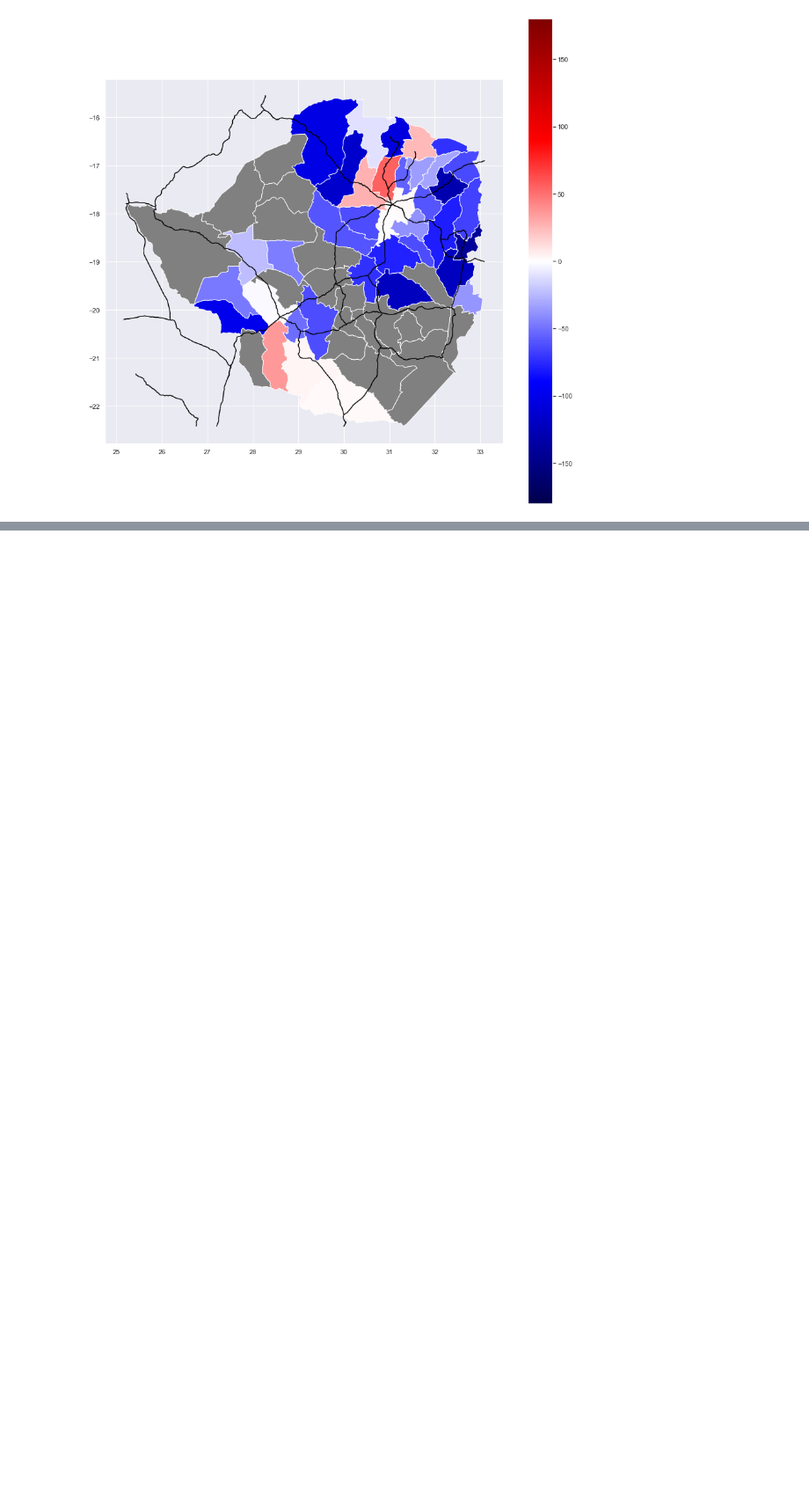
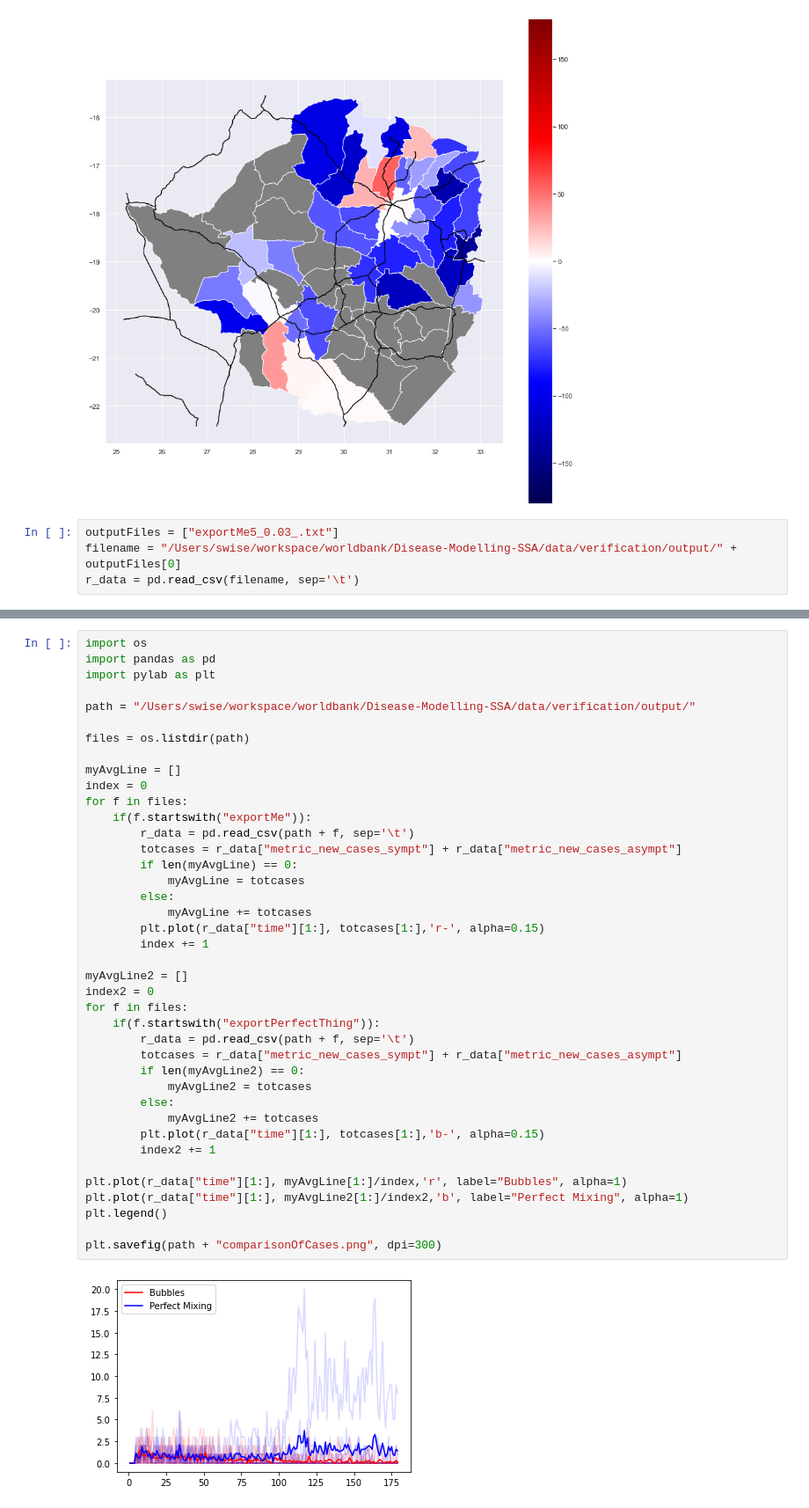
Before and after one commit to dime-worldbank/Disease-Modelling-SSA, a Jupyter notebook: notebooks/JavaOutputProcessing.ipynb, the cells around one changed output, grey strips where cells are left out. Shown at 88% size. Cells and saved outputs as stored; diff of their text form; blank space fills up the shorter version.

Commit message:
implementing perfect mixing

```diff
--- a/notebooks/JavaOutputProcessing.ipynb
+++ b/notebooks/JavaOutputProcessing.ipynb
@@ -353,3 +353,7 @@ trunkRoads.plot(ax=ax, color="black")
 # %% [output]
 <AxesSubplot:>
 [figure]
+# %%
+outputFiles = ["exportMe5_0.03_.txt"]
+filename = "/Users/swise/workspace/worldbank/Disease-Modelling-SSA/data/verification/output/" + outputFiles[0]
+r_data = pd.read_csv(filename, sep='\t')
@@ -355,0 +431,42 @@ trunkRoads.plot(ax=ax, color="black")
+# %%
+import os
+import pandas as pd
+import pylab as plt
+
+path = "/Users/swise/workspace/worldbank/Disease-Modelling-SSA/data/verification/output/"
+
+files = os.listdir(path)
+
+myAvgLine = []
+index = 0
+for f in files:
+    if(f.startswith("exportMe")):
+        r_data = pd.read_csv(path + f, sep='\t')
+        totcases = r_data["metric_new_cases_sympt"] + r_data["metric_new_cases_asympt"]
+        if len(myAvgLine) == 0:
+            myAvgLine = totcases
+        else:
+            myAvgLine += totcases
+        plt.plot(r_data["time"][1:], totcases[1:],'r-', alpha=0.15)
+        index += 1
+
+myAvgLine2 = []
+index2 = 0
+for f in files:
+    if(f.startswith("exportPerfectThing")):
+        r_data = pd.read_csv(path + f, sep='\t')
+        totcases = r_data["metric_new_cases_sympt"] + r_data["metric_new_cases_asympt"]
+        if len(myAvgLine2) == 0:
+            myAvgLine2 = totcases
+        else:
+            myAvgLine2 += totcases
+        plt.plot(r_data["time"][1:], totcases[1:],'b-', alpha=0.15)
+        index2 += 1
+
+plt.plot(r_data["time"][1:], myAvgLine[1:]/index,'r', label="Bubbles", alpha=1)
+plt.plot(r_data["time"][1:], myAvgLine2[1:]/index2,'b', label="Perfect Mixing", alpha=1)
+plt.legend()
+
+plt.savefig(path + "comparisonOfCases.png", dpi=300)
+# %% [output]
+[figure, added]
```
Also changed, not shown: parts of 7 cells of this notebook, 7 other files.
